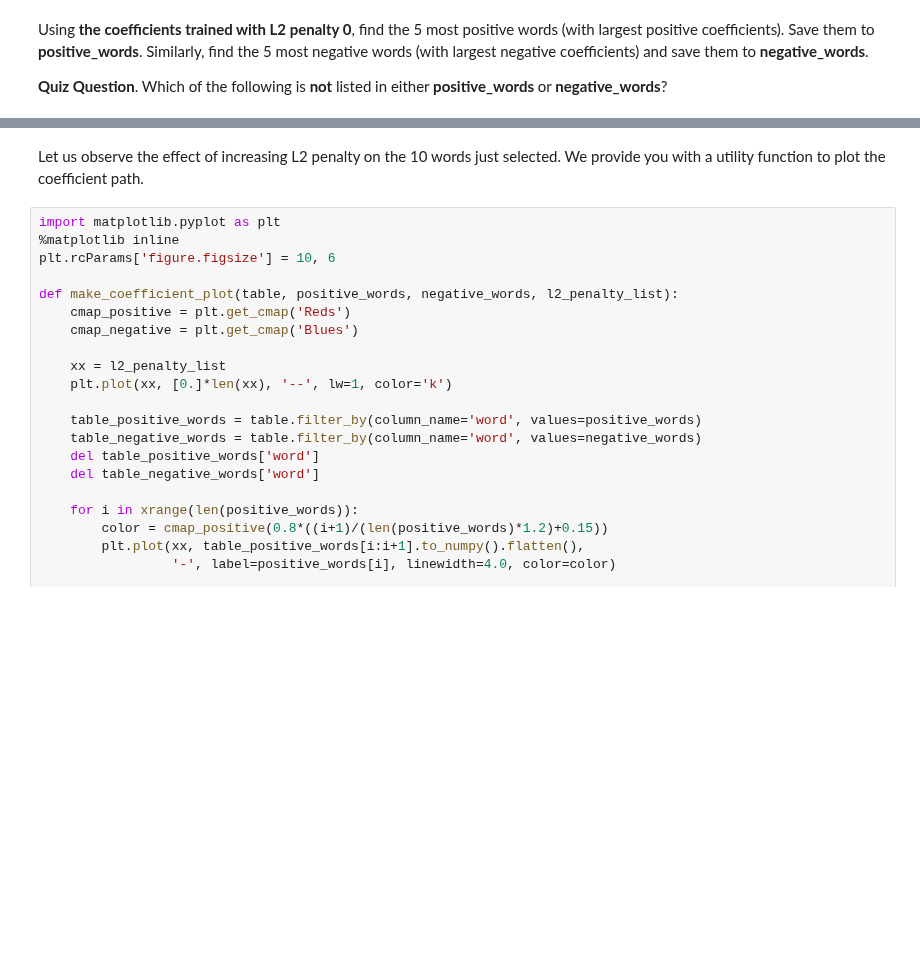
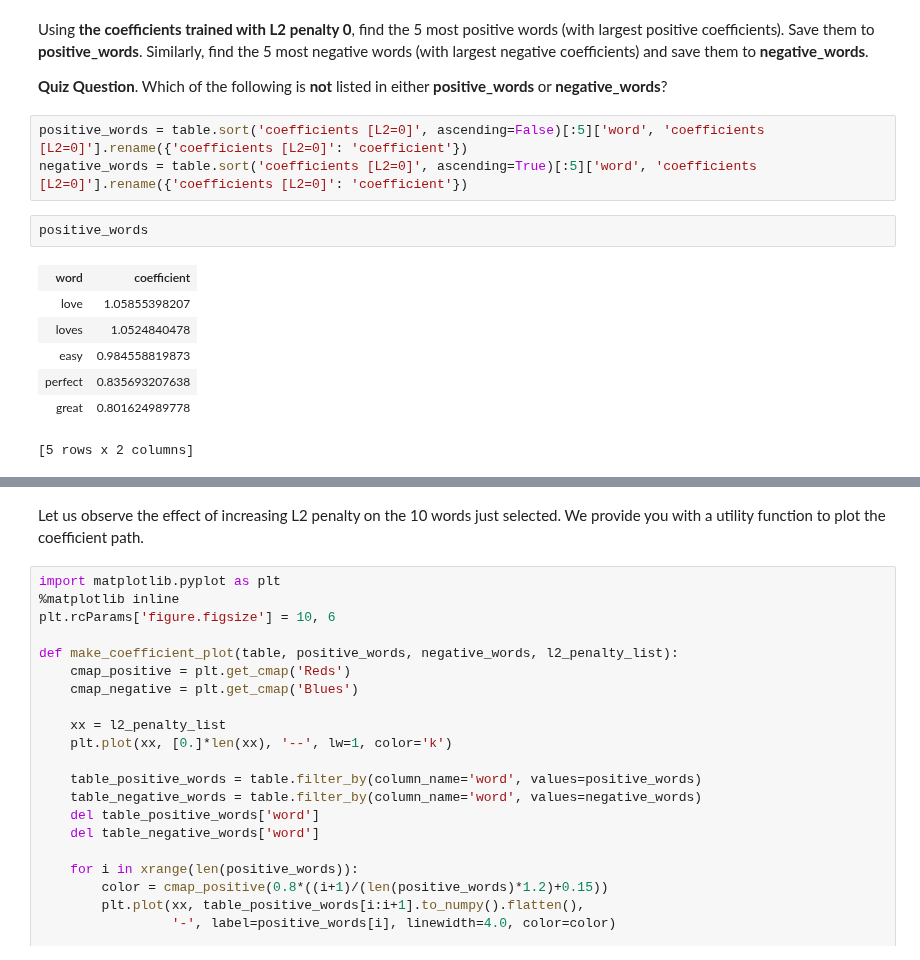
Before and after one commit to yorktronic/coursera-ml-classification, a Jupyter notebook: w2/module-4-linear-classifier-regularization-assignment-blank.ipynb, the cells around one changed output, grey strips where cells are left out. Cells and saved outputs as stored; diff of their text form; blank space fills up the shorter version.

```diff
--- a/w2/module-4-linear-classifier-regularization-assignment-blank.ipynb
+++ b/w2/module-4-linear-classifier-regularization-assignment-blank.ipynb
@@ -350,3 +489,16 @@ add_coefficients_to_table(coefficients_1e5_penalty, 'coefficients [L2=1e5]')
 Using **the coefficients trained with L2 penalty 0**, find the 5 most positive words (with largest positive coefficients). Save them to **positive_words**. Similarly, find the 5 most negative words (with largest negative coefficients) and save them to **negative_words**.
 
 **Quiz Question**. Which of the following is **not** listed in either **positive_words** or **negative_words**?
+# %%
+positive_words = table.sort('coefficients [L2=0]', ascending=False)[:5]['word', 'coefficients [L2=0]'].rename({'coefficients [L2=0]': 'coefficient'})
+negative_words = table.sort('coefficients [L2=0]', ascending=True)[:5]['word', 'coefficients [L2=0]'].rename({'coefficients [L2=0]': 'coefficient'})
+# %%
+positive_words
+# %% [output]
+| word | coefficient |
+| love | 1.05855398207 |
+| loves | 1.0524840478 |
+| easy | 0.984558819873 |
+| perfect | 0.835693207638 |
+| great | 0.801624989778 |
+[5 rows x 2 columns]
```
Also changed, not shown: parts of 19 cells of this notebook.
